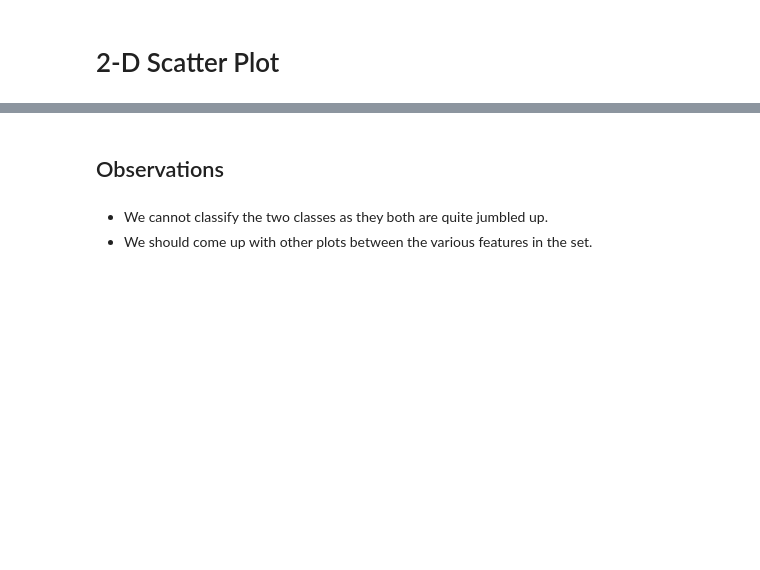
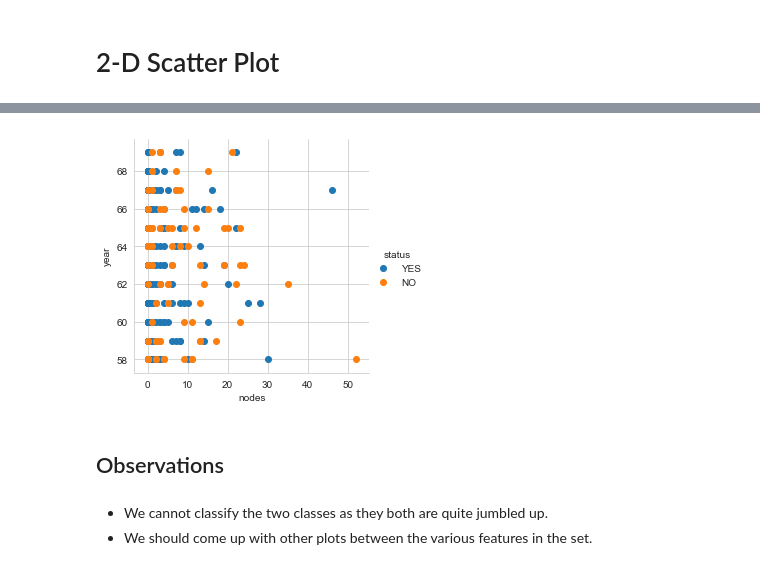
Before and after one commit to deveshSingh06/Exploratory-Data-Analysis-on-Haberman-s-Survival-Data-Set, a Jupyter notebook: Exploratory Data Analysis on Haberman's Survival Data Set.ipynb, the cells around one changed output, grey strips where cells are left out. Cells and saved outputs as stored; diff of their text form; code cells hidden in the pictures; blank space fills up the shorter version.

```diff
--- a/Exploratory Data Analysis on Haberman's Survival Data Set.ipynb
+++ b/Exploratory Data Analysis on Haberman's Survival Data Set.ipynb
@@ -59,3 +81,13 @@ plt.show()
+# %%
+# Between 'nodes' & 'year'
+
+sns.set_style("whitegrid");
+sns.FacetGrid(haberman, hue="status", height=4) \
+   .map(plt.scatter, "nodes", "year") \
+   .add_legend()
+plt.show()
+# %% [output]
+[figure, added]
 # %% [markdown]
 ## Observations
 # %% [markdown]
```
Also changed, not shown: parts of 28 cells of this notebook.
